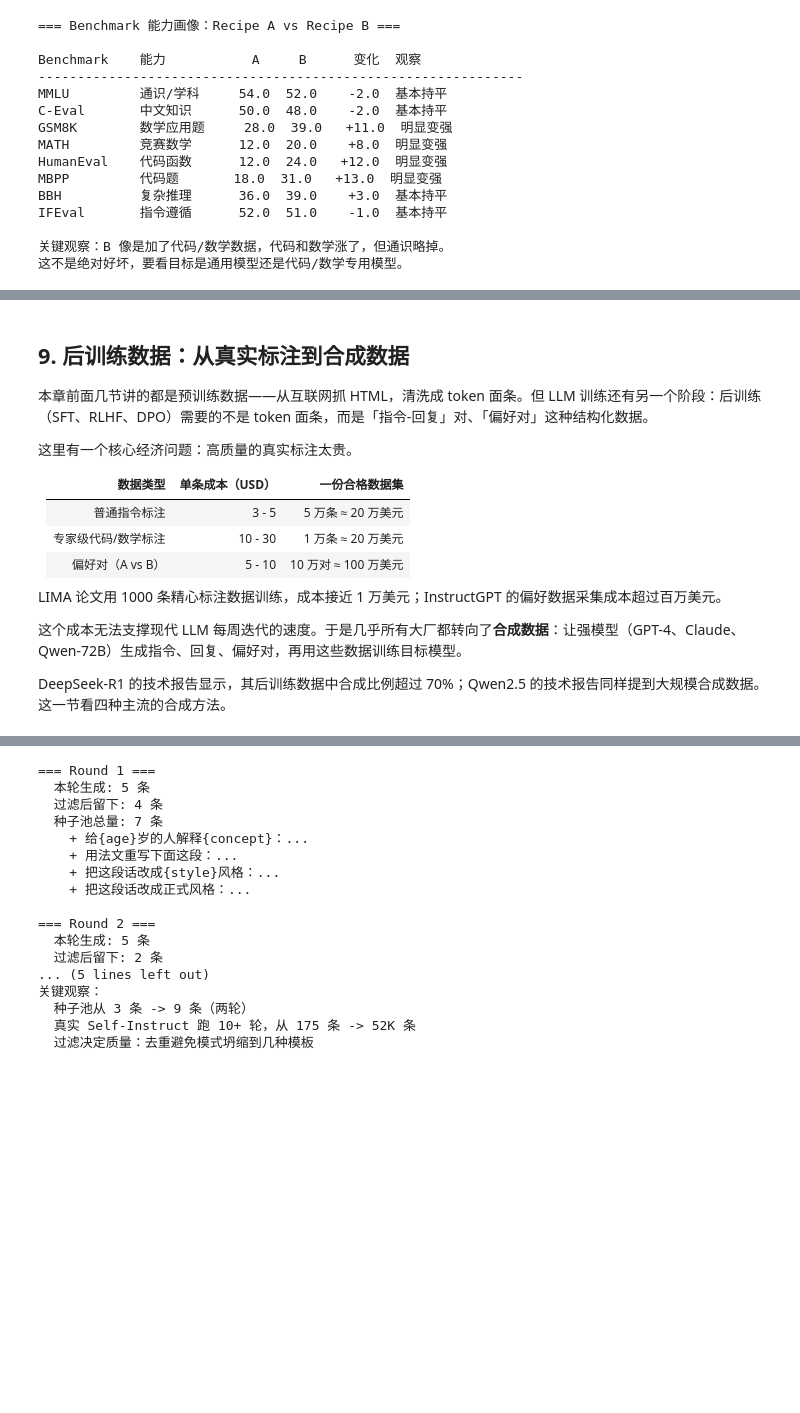
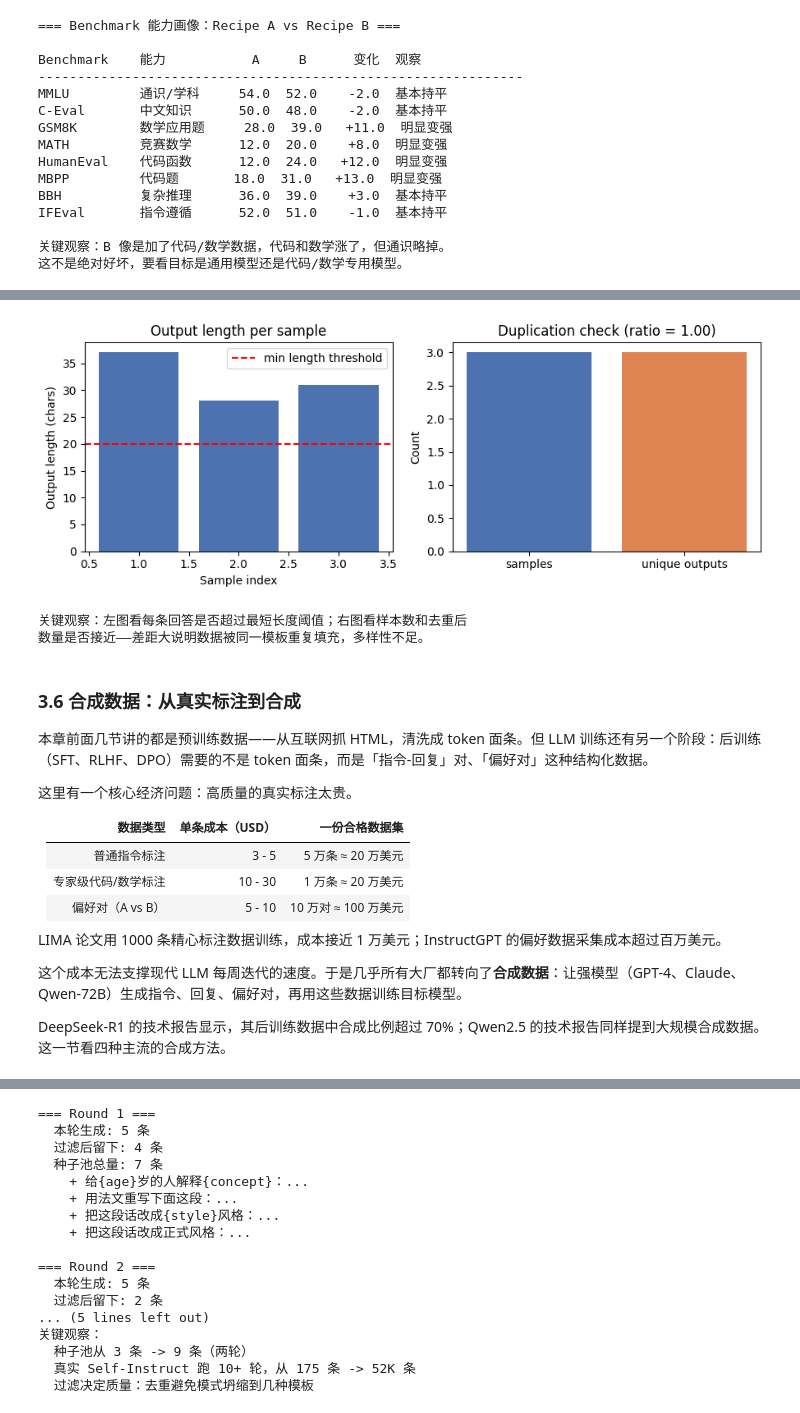
Before and after one commit to walkinglabs/modern-llm-notebook, a Jupyter notebook: notebooks/part2-training/15-data-engineering.ipynb, the cells around one changed output, grey strips where cells are left out. Saved outputs shown, nothing was run; the diff lists cells and outputs as text; code cells hidden in the pictures; blank space fills up the shorter version.

```diff
--- a/notebooks/part2-training/15-data-engineering.ipynb
+++ b/notebooks/part2-training/15-data-engineering.ipynb
@@ -2125,5 +1800,35 @@ print(calculate(3, 4))
+# %%
+# === 可视化：自制数据集的质量画像 ===
+import matplotlib.pyplot as plt
+
+# 数据集常见的两个体检指标：回答长度分布 + 重复度
+lengths = [len(s['output']) for s in qa_pairs]
+dup_ratio = len(lengths) / len(set(s['output'] for s in qa_pairs))  # 去重前后比
+
+fig, axes = plt.subplots(1, 2, figsize=(9, 3.5))
+axes[0].bar(range(1, len(lengths) + 1), lengths, color='#4C72B0')
+axes[0].axhline(20, color='red', linestyle='--', label='min length threshold')
+axes[0].set_xlabel('Sample index')
+axes[0].set_ylabel('Output length (chars)')
+axes[0].set_title('Output length per sample')
+axes[0].legend()
+
+axes[1].bar(['samples', 'unique outputs'],
+            [len(lengths), len(set(s['output'] for s in qa_pairs))],
+            color=['#4C72B0', '#DD8452'])
+axes[1].set_ylabel('Count')
+axes[1].set_title(f'Duplication check (ratio = {dup_ratio:.2f})')
+
+plt.tight_layout()
+plt.show()
+print("关键观察：左图看每条回答是否超过最短长度阈值；右图看样本数和去重后")
+print("数量是否接近——差距大说明数据被同一模板重复填充，多样性不足。")
+# %% [output]
+[figure, added]
+关键观察：左图看每条回答是否超过最短长度阈值；右图看样本数和去重后
+数量是否接近——差距大说明数据被同一模板重复填充，多样性不足。
 # %% [markdown]
-## 9. 后训练数据：从真实标注到合成数据
+### 3.6 合成数据：从真实标注到合成
 
 本章前面几节讲的都是预训练数据——从互联网抓 HTML，清洗成 token 面条。但 LLM 训练还有另一个阶段：后训练（SFT、RLHF、DPO）需要的不是 token 面条，而是「指令-回复」对、「偏好对」这种结构化数据。
 
```
Also changed, not shown: parts of 85 cells of this notebook, 7 other files.
